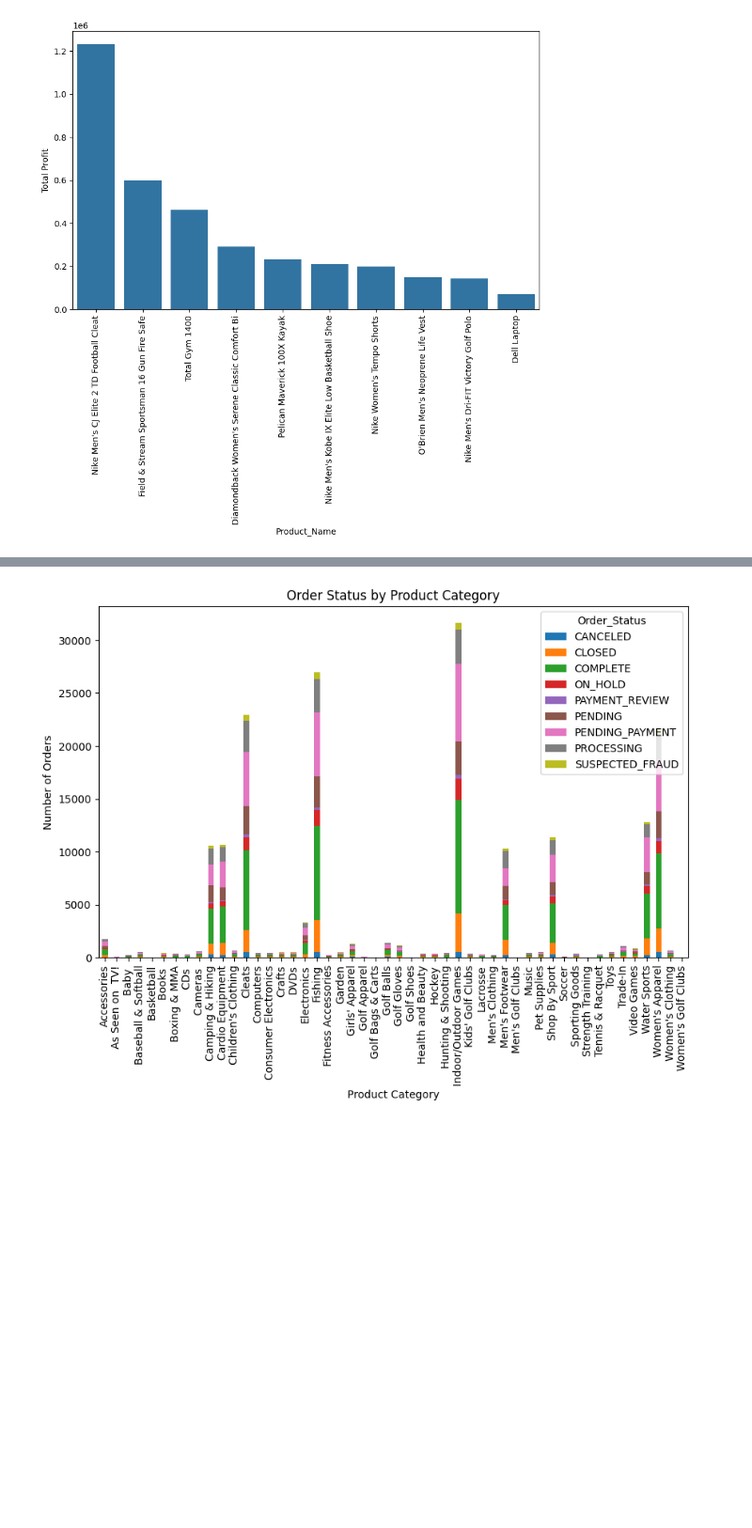
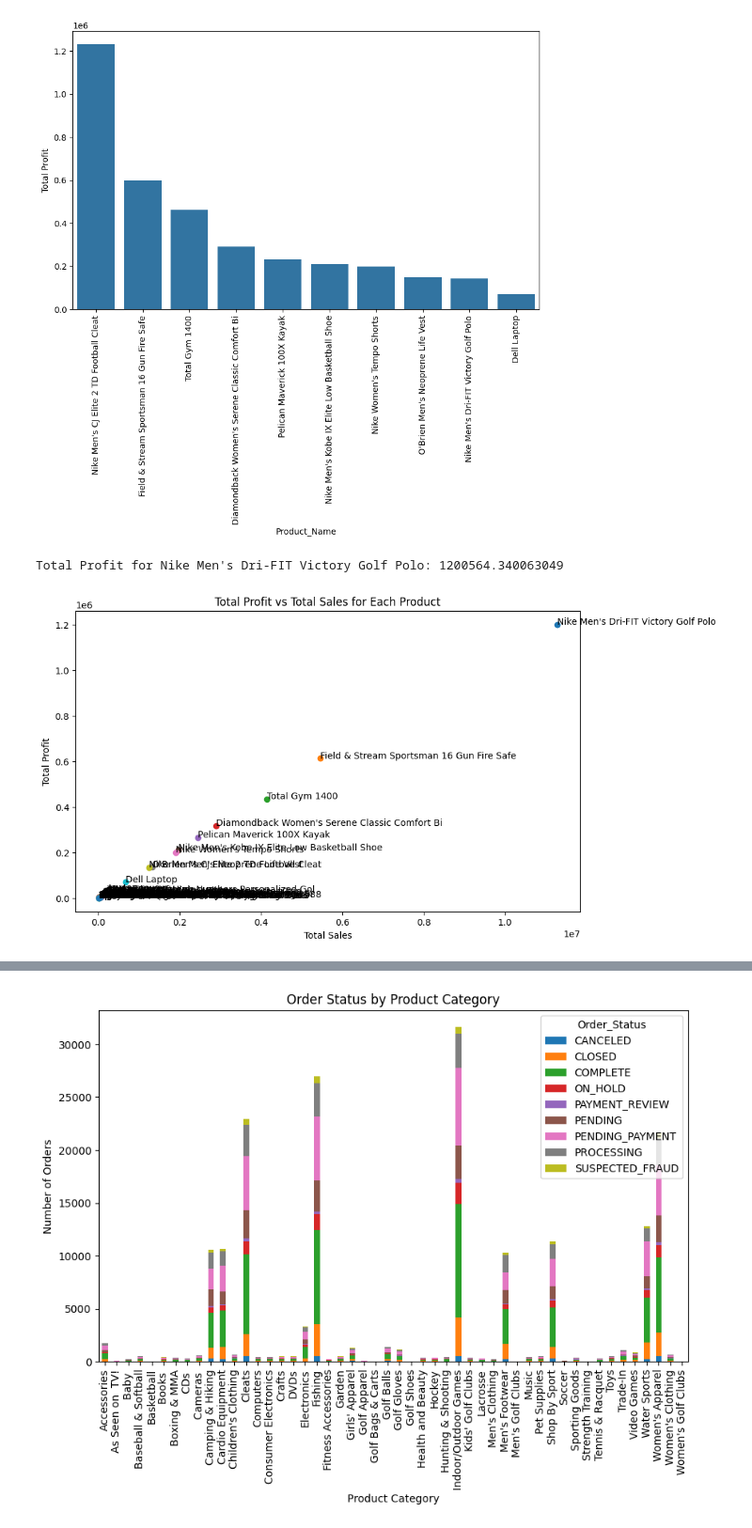
Before and after one commit to CCNY-Analytics-and-Quant/Branly_BAF23, a Jupyter notebook: Final Project V2.ipynb, the cells around one changed output, grey strips where cells are left out. Shown at 94% size. Drawn from its saved outputs; the diff is of its cells as text; code cells hidden in the pictures; blank space fills up the shorter version.

Commit message:
Profit and Late Delivery Analysis

```diff
--- a/Final Project V2.ipynb
+++ b/Final Project V2.ipynb
@@ -262,13 +261,14 @@ plt.show()
 [figure]
 [figure]
 # %%
-df7 = pd.read_csv("/Users/branly/Desktop/Python Project/PPO.csv")
+df7 = pd.read_csv("/Users/branly/Desktop/Python Project/PPO2.csv")
 
 aggregate_5 = {
     'Order_Profit_Per_Order': 'last',
     'Product_Name':'last',
     'Order_Item_Product_Price':'last',
     'OrderDate': 'last',
+    'Sales':'last'
 
 
 
@@ -308,6 +308,38 @@ plt.xticks(rotation=90)
 plt.show()
 # %% [output]
 [figure]
+# %%
+product_of_interest = "Nike Men's Dri-FIT Victory Golf Polo"
+
+# Filter the dataframe for the specified product
+product_data_p = df_p[df_p['Product_Name'] == product_of_interest]
+
+# Calculate the total profit for this product
+total_profit_1 = product_data_p['Order_Profit_Per_Order'].sum()
+
+print(f"Total Profit for {product_of_interest}: {total_profit_1}")
+# %% [output]
+Total Profit for Nike Men's Dri-FIT Victory Golf Polo: 1200564.340063049
+# %%
+grouped_data = df_p.groupby('Product_Name').agg({'Order_Profit_Per_Order': 'sum', 'Sales': 'sum'}).reset_index()
+sorted_data = grouped_data.sort_values(by=['Order_Profit_Per_Order', 'Sales'], ascending=[False, True])
+
+fig, ax = plt.subplots(figsize=(10, 6))
+
+# Scatter plot with product names as labels
+for i in range(len(sorted_data)):
+    ax.scatter(sorted_data['Sales'].iloc[i], sorted_data['Order_Profit_Per_Order'].iloc[i])
+    ax.text(sorted_data['Sales'].iloc[i], sorted_data['Order_Profit_Per_Order'].iloc[i], sorted_data['Product_Name'].iloc[i])
+
+# Setting the labels and title
+ax.set_xlabel('Total Sales')
+ax.set_ylabel('Total Profit')
+ax.set_title('Total Profit vs Total Sales for Each Product')
+
+# Show the plot
+plt.show()
+# %% [output]
+[figure, added]
 # %%
 df8 = pd.read_csv("/Users/branly/Desktop/Python Project/OrderSS.csv")
 
```
Also changed, not shown: parts of 10 cells of this notebook, 1 other file.
